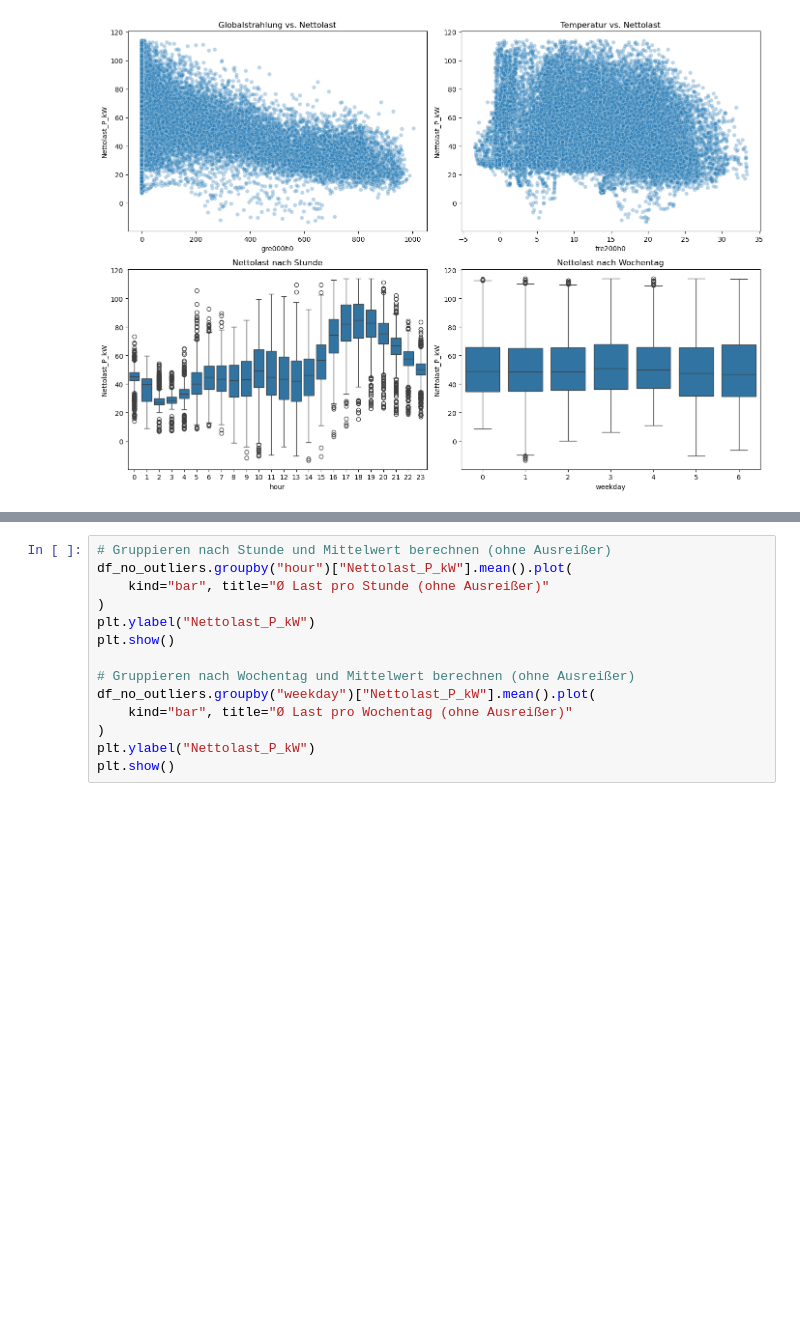
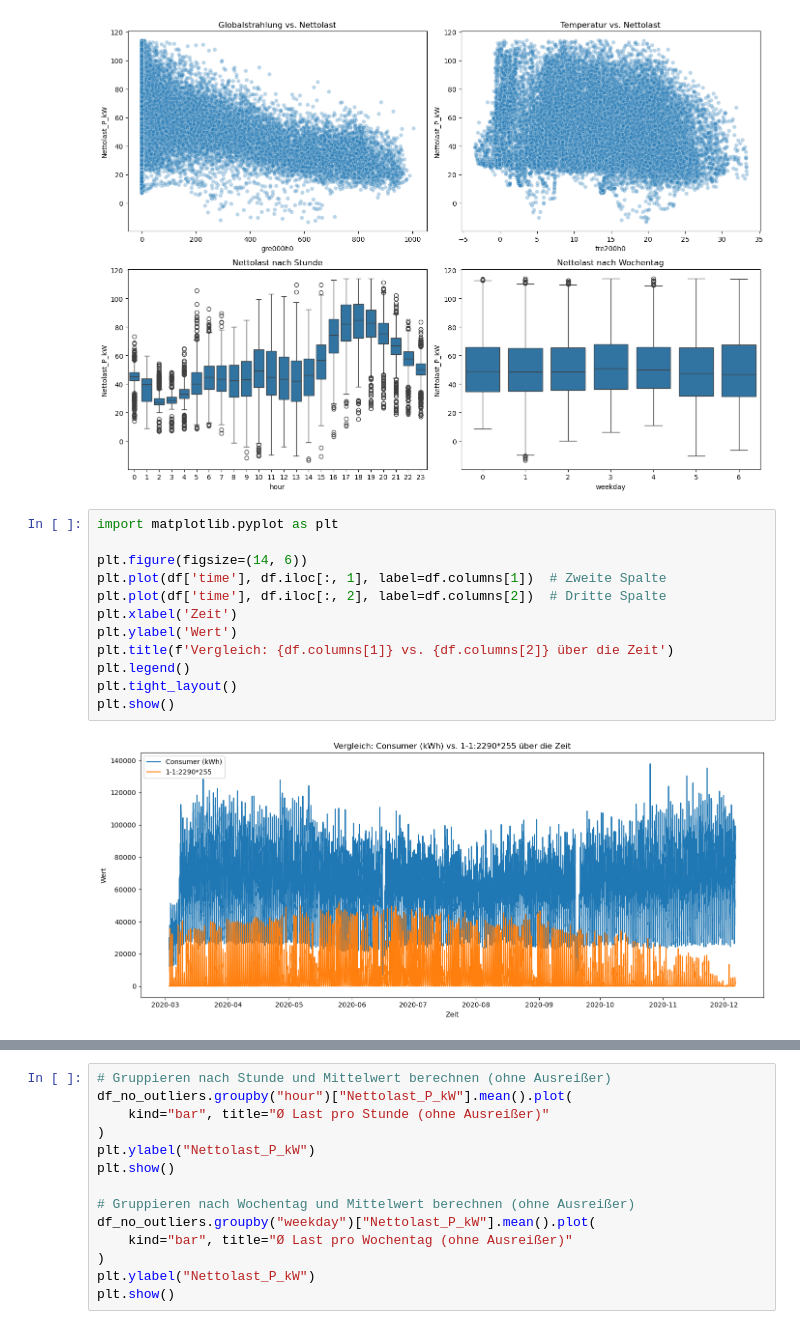
Before and after one commit to feizicodes/ml-netload-prediction, a Jupyter notebook: scr/EDA.ipynb, the cells around one changed output, grey strips where cells are left out. Saved outputs shown, nothing was run; the diff lists cells and outputs as text; blank space fills up the shorter version.

```diff
--- a/scr/EDA.ipynb
+++ b/scr/EDA.ipynb
@@ -133,3 +133,17 @@ plt.tight_layout()
 plt.show()
 # %% [output]
 [figure]
+# %%
+import matplotlib.pyplot as plt
+
+plt.figure(figsize=(14, 6))
+plt.plot(df['time'], df.iloc[:, 1], label=df.columns[1])  # Zweite Spalte
+plt.plot(df['time'], df.iloc[:, 2], label=df.columns[2])  # Dritte Spalte
+plt.xlabel('Zeit')
+plt.ylabel('Wert')
+plt.title(f'Vergleich: {df.columns[1]} vs. {df.columns[2]} über die Zeit')
+plt.legend()
+plt.tight_layout()
+plt.show()
+# %% [output]
+[figure, added]
```
Also changed, not shown: parts of 4 cells of this notebook, 4 other files.
